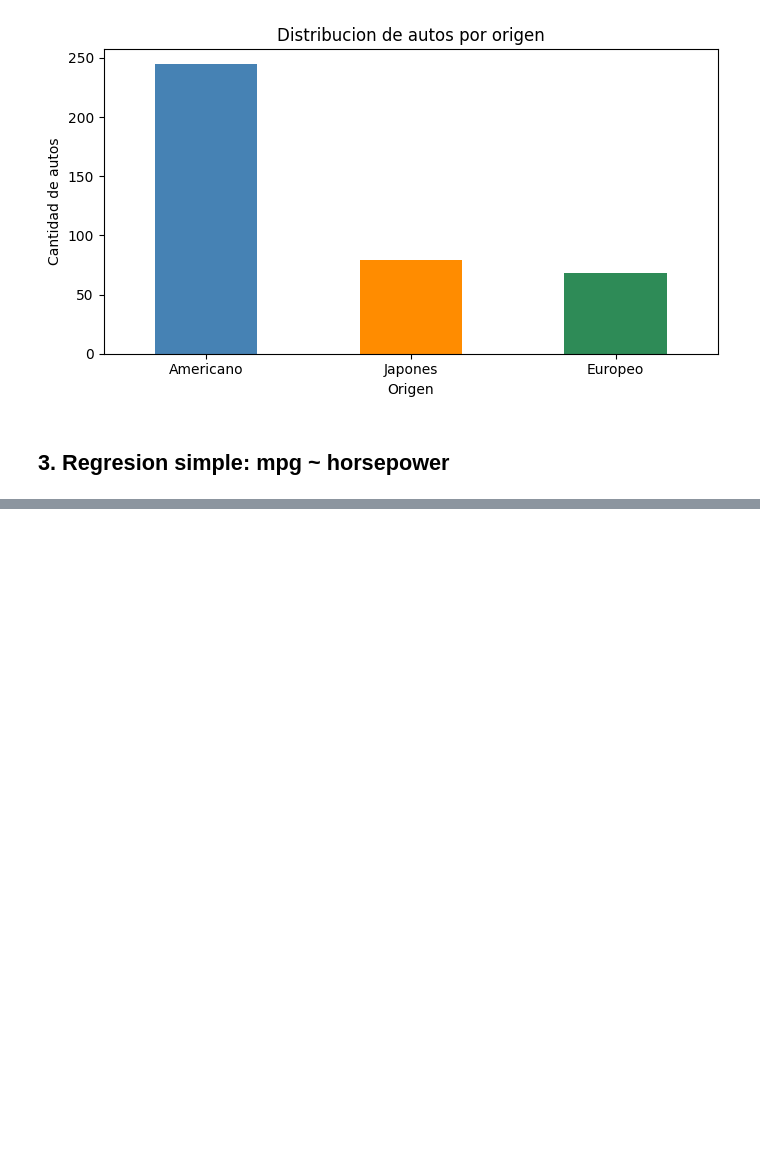
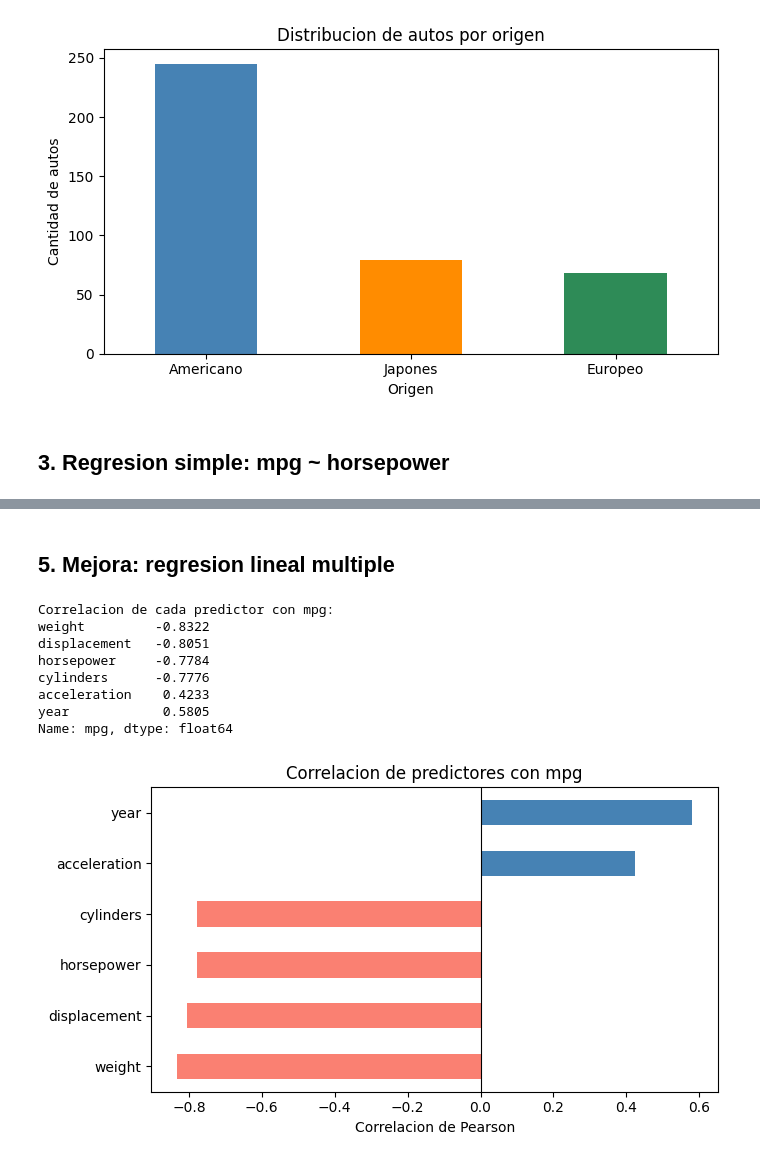
Before and after one commit to josiascs7/Fundamentos-de-Ciencia-de-Datos, a Jupyter notebook: Unidad 6 - Ajustes y Modelos/Practica 2/practica2_ej6_auto.ipynb, the cells around one changed output, grey strips where cells are left out. Saved outputs shown, nothing was run; the diff lists cells and outputs as text; code cells hidden in the pictures; blank space fills up the shorter version.

```diff
--- a/Unidad 6 - Ajustes y Modelos/Practica 2/practica2_ej6_auto.ipynb
+++ b/Unidad 6 - Ajustes y Modelos/Practica 2/practica2_ej6_auto.ipynb
@@ -97,0 +120,26 @@ R2 = 0.6059 (60.6% de la variabilidad explicada)
+# %% [markdown]
+## 5. Mejora: regresion lineal multiple
+# %%
+# Explorar correlaciones de los predictores numericos con mpg
+num_cols = ["mpg", "cylinders", "displacement", "horsepower", "weight", "acceleration", "year"]
+corr = df[num_cols].corr()["mpg"].drop("mpg").sort_values()
+print("Correlacion de cada predictor con mpg:")
+print(corr.round(4))
+
+fig, ax = plt.subplots(figsize=(7, 4))
+corr.plot(kind="barh", ax=ax, color=["salmon" if v < 0 else "steelblue" for v in corr])
+ax.axvline(0, color="black", lw=0.8)
+ax.set_xlabel("Correlacion de Pearson")
+ax.set_title("Correlacion de predictores con mpg")
+plt.tight_layout()
+plt.show()
+# %% [output]
+Correlacion de cada predictor con mpg:
+weight         -0.8322
+displacement   -0.8051
+horsepower     -0.7784
+cylinders      -0.7776
+acceleration    0.4233
+year            0.5805
+Name: mpg, dtype: float64
+[figure, added]
```
Also changed, not shown: parts of 9 cells of this notebook.
